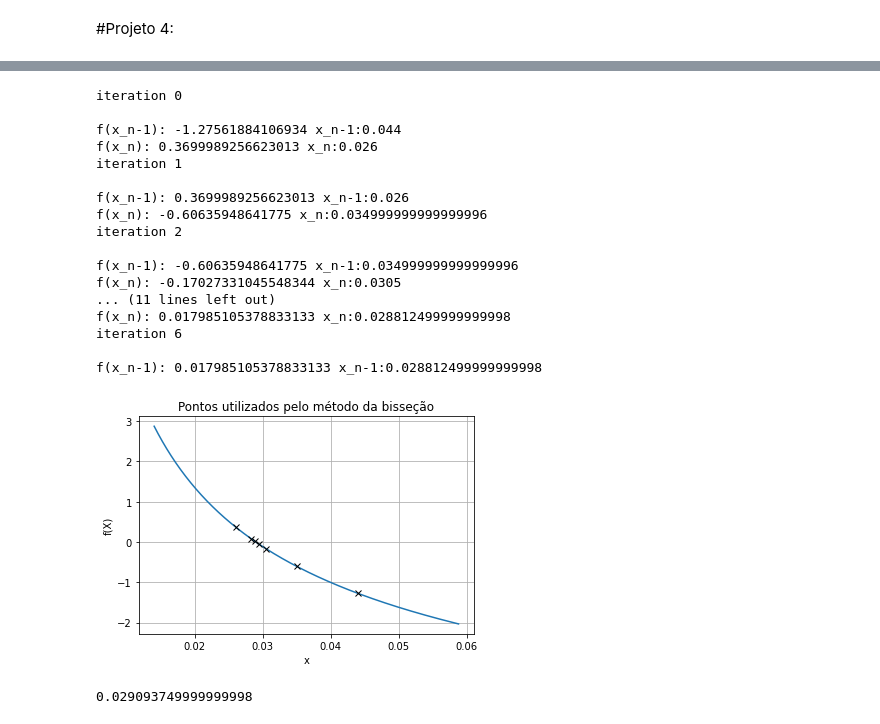
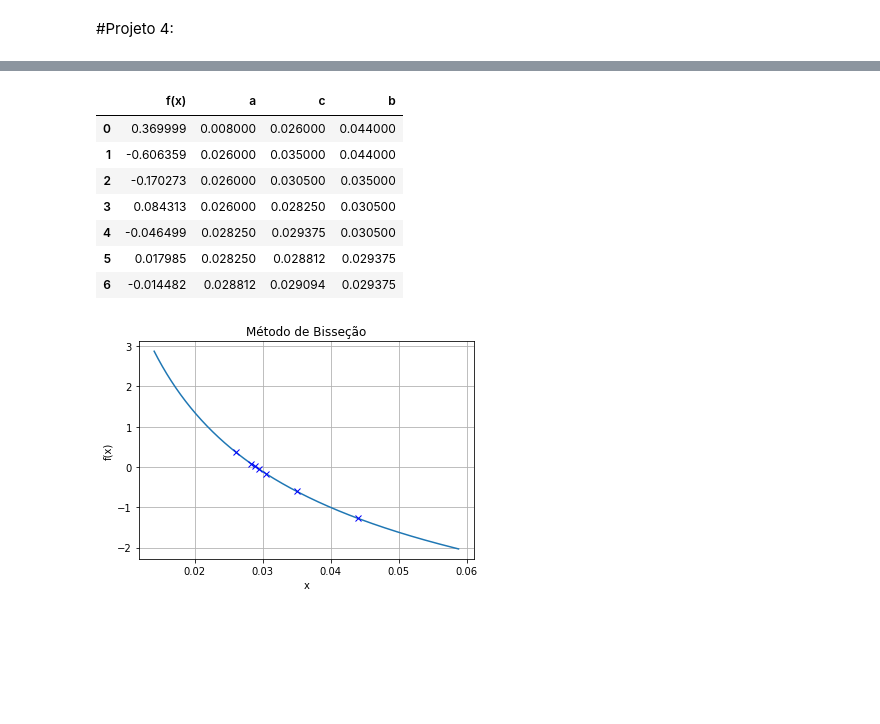
Before and after one commit to HerbertHipolito/lab.MatIndustrual, a Jupyter notebook: root.ipynb, the cells around one changed output, grey strips where cells are left out. Saved outputs shown, nothing was run; the diff lists cells and outputs as text; code cells hidden in the pictures; blank space fills up the shorter version.

```diff
--- a/root.ipynb
+++ b/root.ipynb
@@ -228,26 +243,18 @@ print(bisection.result_table.to_latex())
 # %%
 re = (1.23*40*0.005)/0.0000179
 function = lambda x: 1/((x)**(1/2)) +  2*np.log10(0.0000015/(3.7*0.005) +(2.51)/(( (x**(1/2))*(re) )) )
 
-bisection = bisection_method(function,0.008,0.08,True)
-display(bisection.find_root(0.01,100,0.03,0.03,'proj_4'))
+bisection = bisection_method(function,[0.008,0.08])
+result = bisection.find_root(0.01,1000)
+display(bisection.result_table.rename(columns = {0:'f(x)',1:'a',2:'c',3:'b'}))
+bisection.generate_graph(title = 'Método de Bisseção',xlabel = 'x',ylabel = 'f(x)',start_graph= 0.03,end_graph=0.03)
 # %% [output]
-iteration 0
-
-f(x_n-1): -1.27561884106934 x_n-1:0.044
-f(x_n): 0.3699989256623013 x_n:0.026
-iteration 1
-
-f(x_n-1): 0.3699989256623013 x_n-1:0.026
-f(x_n): -0.60635948641775 x_n:0.034999999999999996
-iteration 2
-
-f(x_n-1): -0.60635948641775 x_n-1:0.034999999999999996
-f(x_n): -0.17027331045548344 x_n:0.0305
-... (11 lines left out)
-f(x_n): 0.017985105378833133 x_n:0.028812499999999998
-iteration 6
-
-f(x_n-1): 0.017985105378833133 x_n-1:0.028812499999999998
+|  | f(x) | a | c | b |
+| 0 | 0.369999 | 0.008000 | 0.026000 | 0.044000 |
+| 1 | -0.606359 | 0.026000 | 0.035000 | 0.044000 |
+| 2 | -0.170273 | 0.026000 | 0.030500 | 0.035000 |
+| 3 | 0.084313 | 0.026000 | 0.028250 | 0.030500 |
+| 4 | -0.046499 | 0.028250 | 0.029375 | 0.030500 |
+| 5 | 0.017985 | 0.028250 | 0.028812 | 0.029375 |
+| 6 | -0.014482 | 0.028812 | 0.029094 | 0.029375 |
-[figure, old version]
+[figure, new version]
-0.029093749999999998
```
Also changed, not shown: parts of 14 cells of this notebook.
